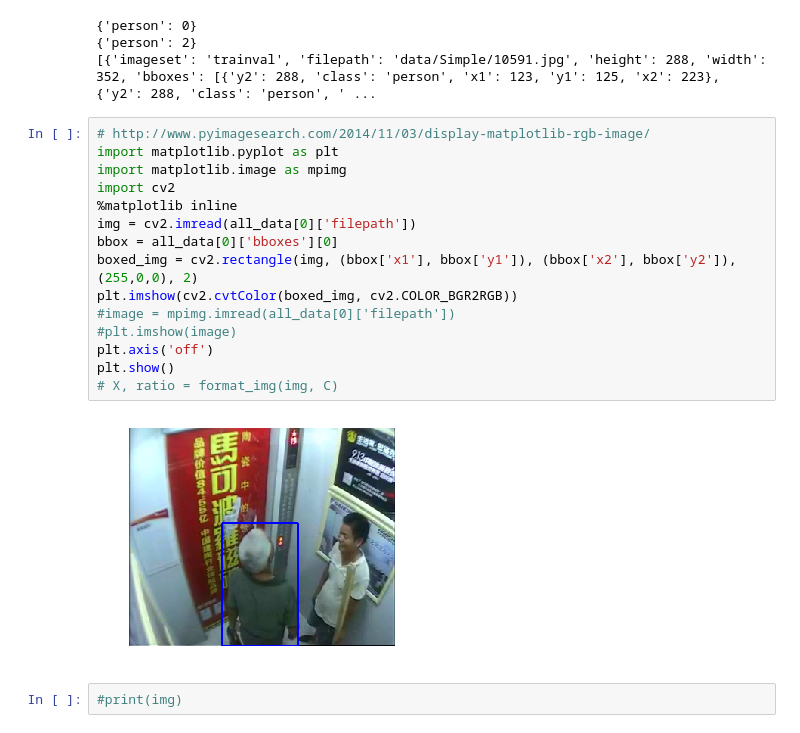
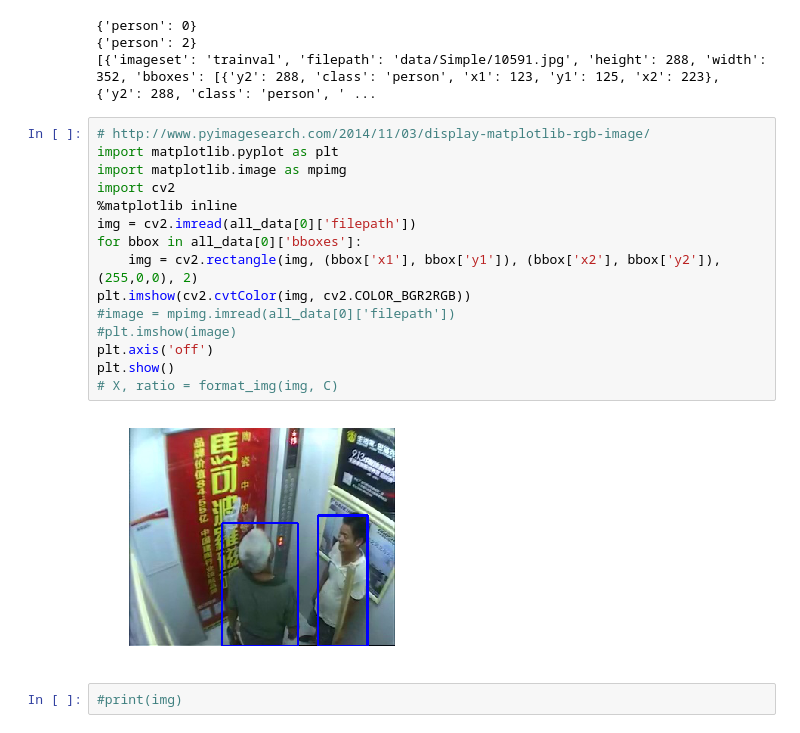
Before and after one commit to peter6888/keras-frcnn, a Jupyter notebook: test_simple_parser.ipynb, the cells around one changed output. Cells and saved outputs as stored; diff of their text form.

Commit message:
multi bbox result

```diff
--- a/test_simple_parser.ipynb
+++ b/test_simple_parser.ipynb
@@ -51,19 +51,19 @@ print(all_data)
 # %%
 # http://www.pyimagesearch.com/2014/11/03/display-matplotlib-rgb-image/
 import matplotlib.pyplot as plt
 import matplotlib.image as mpimg
 import cv2
 %matplotlib inline
 img = cv2.imread(all_data[0]['filepath'])
-bbox = all_data[0]['bboxes'][0]
-boxed_img = cv2.rectangle(img, (bbox['x1'], bbox['y1']), (bbox['x2'], bbox['y2']), (255,0,0), 2)
-plt.imshow(cv2.cvtColor(boxed_img, cv2.COLOR_BGR2RGB))
+for bbox in all_data[0]['bboxes']:
+    img = cv2.rectangle(img, (bbox['x1'], bbox['y1']), (bbox['x2'], bbox['y2']), (255,0,0), 2)
+plt.imshow(cv2.cvtColor(img, cv2.COLOR_BGR2RGB))
 #image = mpimg.imread(all_data[0]['filepath'])
 #plt.imshow(image)
 plt.axis('off')
 plt.show()
 # X, ratio = format_img(img, C)
 # %% [output]
-[figure, old version]
+[figure, new version]
 # %%
 #print(img)
```
